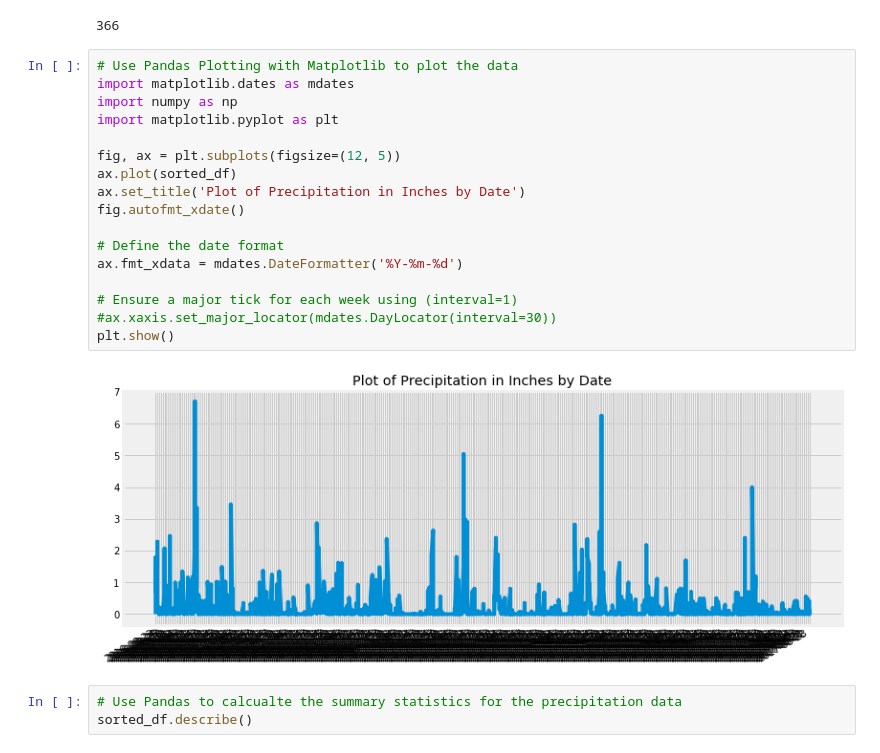
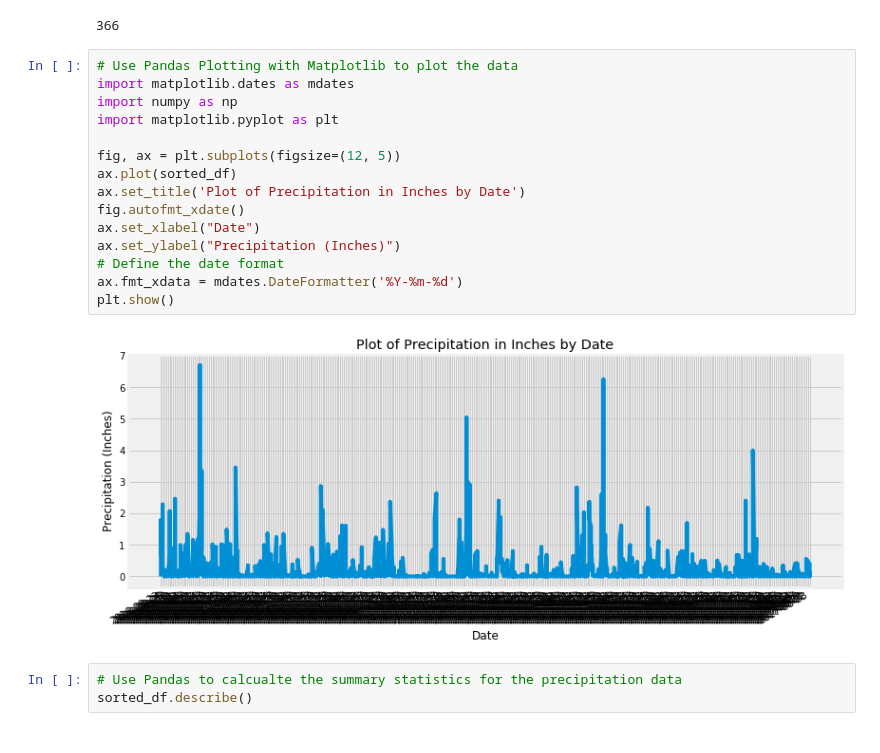
Before and after one commit to clemiblac/sqlalchemy-challenge, a Jupyter notebook: Case_Assignment/climate_starter.ipynb, the cells around one changed output. Saved outputs shown, nothing was run; the diff lists cells and outputs as text.

Commit message:
final revisions excluding precipitation graph

```diff
--- a/Case_Assignment/climate_starter.ipynb
+++ b/Case_Assignment/climate_starter.ipynb
@@ -170,22 +169,20 @@ print(df['date'].nunique())
 # %%
 # Use Pandas Plotting with Matplotlib to plot the data
 import matplotlib.dates as mdates
 import numpy as np
 import matplotlib.pyplot as plt
 
 fig, ax = plt.subplots(figsize=(12, 5))
 ax.plot(sorted_df)
 ax.set_title('Plot of Precipitation in Inches by Date')
 fig.autofmt_xdate()
-
+ax.set_xlabel("Date")
+ax.set_ylabel("Precipitation (Inches)")
 # Define the date format
 ax.fmt_xdata = mdates.DateFormatter('%Y-%m-%d')
-
-# Ensure a major tick for each week using (interval=1)
-#ax.xaxis.set_major_locator(mdates.DayLocator(interval=30))
 plt.show()
 # %% [output]
-[figure, old version]
+[figure, new version]
 # %%
 # Use Pandas to calcualte the summary statistics for the precipitation data
 sorted_df.describe()
```
Also changed, not shown: parts of 9 cells of this notebook, 1 other file.
